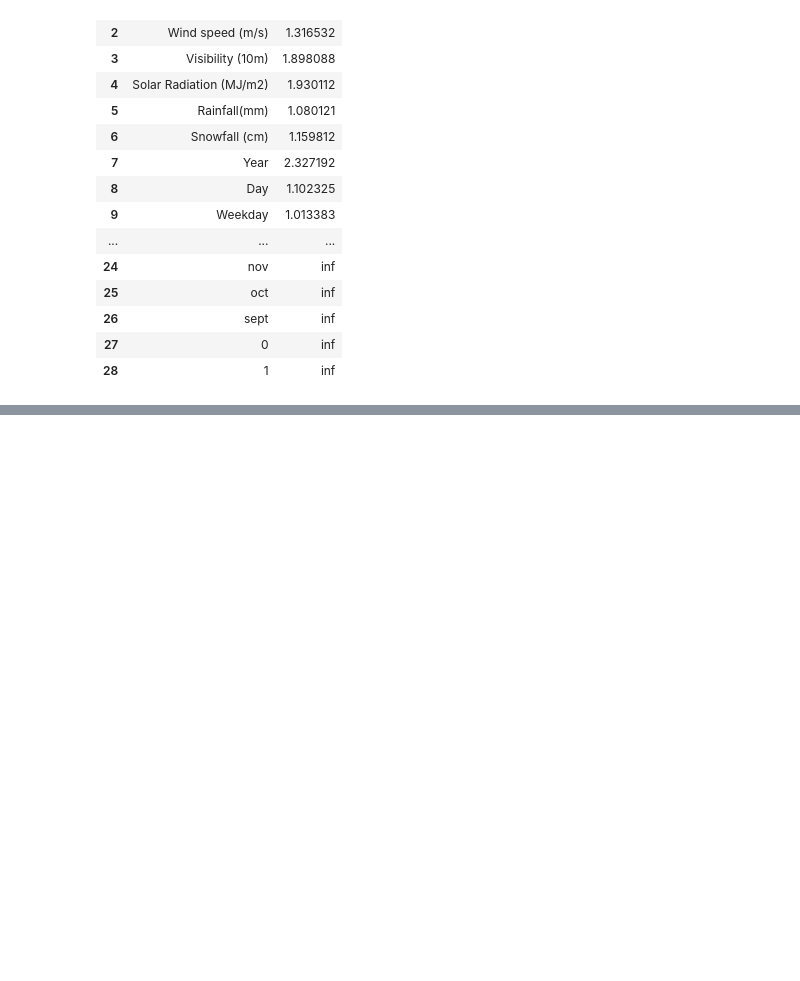
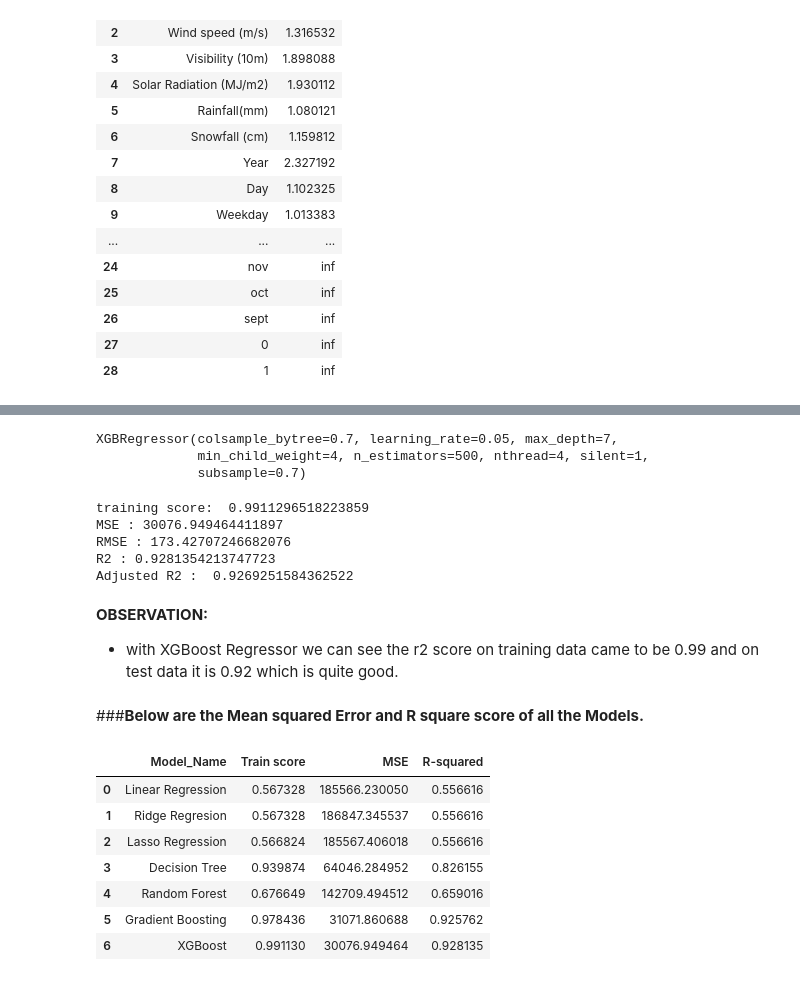
Before and after one commit to Bassu1011/Bike-Sharing-Demand_Prediction-Capstone-Project, a Jupyter notebook: Bike_Sharing_Demand_Prediction_Capstone_Project.ipynb, the cells around one changed output, grey strips where cells are left out. Saved outputs shown, nothing was run; the diff lists cells and outputs as text; code cells hidden in the pictures; blank space fills up the shorter version.

```diff
--- a/Bike_Sharing_Demand_Prediction_Capstone_Project.ipynb
+++ b/Bike_Sharing_Demand_Prediction_Capstone_Project.ipynb
@@ -771,0 +1312,53 @@ calc_vif(x)
+# %%
+#calling XGBoost
+model=XGBRegressor(colsample_bytree= 0.7, learning_rate= 0.05, max_depth= 7, min_child_weight= 4, n_estimators= 500, nthread= 4, objective='reg:linear', silent=1, subsample=0.7)
+model.fit(x_train,
+         y_train)
+# %% [output]
+XGBRegressor(colsample_bytree=0.7, learning_rate=0.05, max_depth=7,
+             min_child_weight=4, n_estimators=500, nthread=4, silent=1,
+             subsample=0.7)
+# %%
+# Finding the Evaluation Metrics
+print ("training score: ",model.score(x_train,y_train))
+MSE  = mean_squared_error(y_test,model.predict(x_test))
+print("MSE :" , MSE)
+
+RMSE = np.sqrt(MSE)
+print("RMSE :" ,RMSE)
+
+
+r2 = r2_score(y_test,model.predict(x_test))
+print("R2 :" ,r2)
+print("Adjusted R2 : ",1-(1-r2_score(y_test,model.predict(x_test) ))*((x_test.shape[0]-1)/(x_test.shape[0]-x_test.shape[1]-1)))
+# %% [output]
+training score:  0.9911296518223859
+MSE : 30076.949464411897
+RMSE : 173.42707246682076
+R2 : 0.9281354213747723
+Adjusted R2 :  0.9269251584362522
+# %% [markdown]
+**OBSERVATION:**
+* with XGBoost Regressor we can see the r2 score on training data came to be 0.99 and on test data it is 0.92 which is quite good.
+# %% [markdown]
+###**Below are the Mean squared Error and R square score of all the Models.**
+# %%
+evaluation_dict={'Model_Name':['Linear Regression','Ridge Regresion','Lasso Regression','Decision Tree','Random Forest','Gradient Boosting','XGBoost'],
+
+                 'Train score':[ 0.5673282367253665,0.5673282366715409,0.5668241738947934,0.9398741481529467,0.676649212969302, 0.9784359305589931,0.9911296518223859],
+
+                 'MSE':[185566.23005007548,186847.34553742415,185567.40601779716, 64046.28495208853, 142709.4945123191,31071.8606882133,30076.949464411897],
+
+                 'R-squared':[0.5566159744557893,0.5566160724037408,0.5566159470250589,0.8261546182088159,0.6590160281686136,0.9257617085354451,0.9281354213747723],
+                }
+evaluation_df=pd.DataFrame(evaluation_dict)
+evaluation_df
+# %% [output]
+|  | Model_Name | Train score | MSE | R-squared |
+| 0 | Linear Regression | 0.567328 | 185566.230050 | 0.556616 |
+| 1 | Ridge Regresion | 0.567328 | 186847.345537 | 0.556616 |
+| 2 | Lasso Regression | 0.566824 | 185567.406018 | 0.556616 |
+| 3 | Decision Tree | 0.939874 | 64046.284952 | 0.826155 |
+| 4 | Random Forest | 0.676649 | 142709.494512 | 0.659016 |
+| 5 | Gradient Boosting | 0.978436 | 31071.860688 | 0.925762 |
+| 6 | XGBoost | 0.991130 | 30076.949464 | 0.928135 |
```
Also changed, not shown: parts of 73 cells of this notebook.
